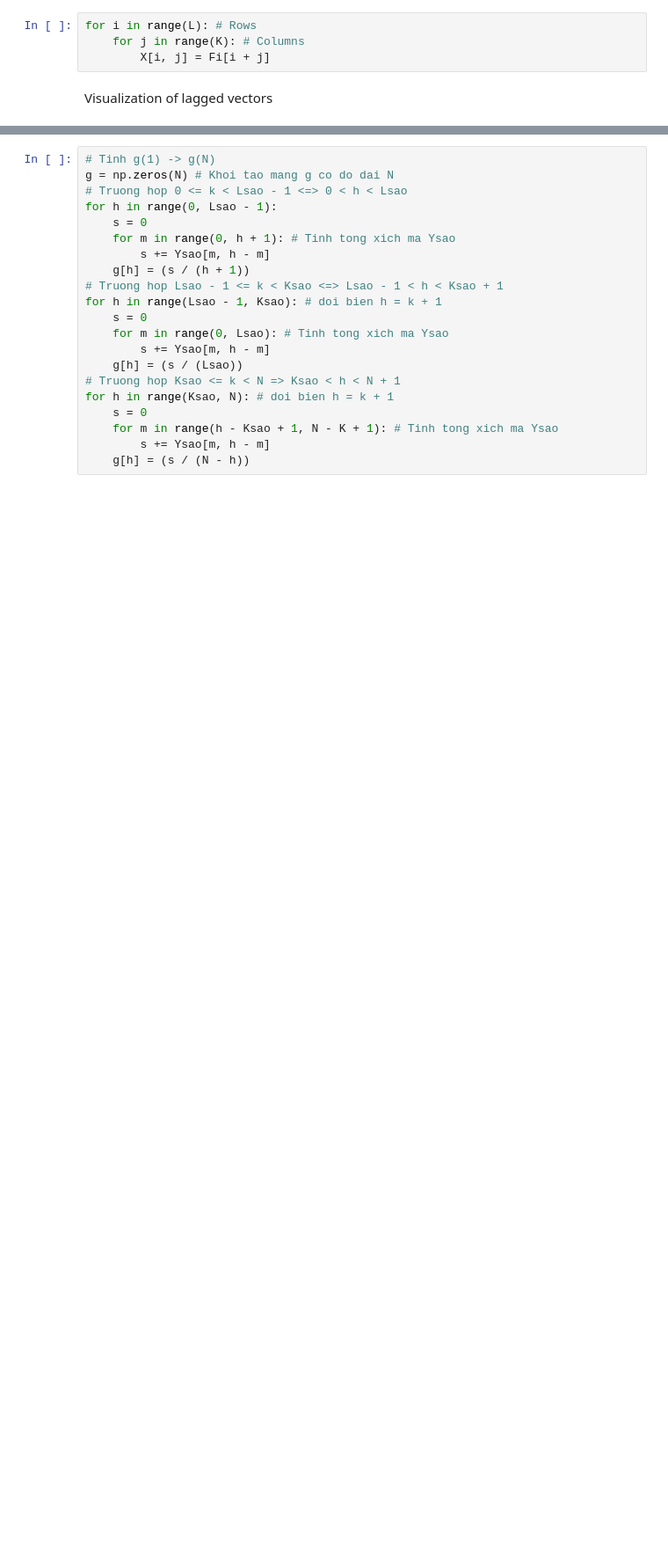
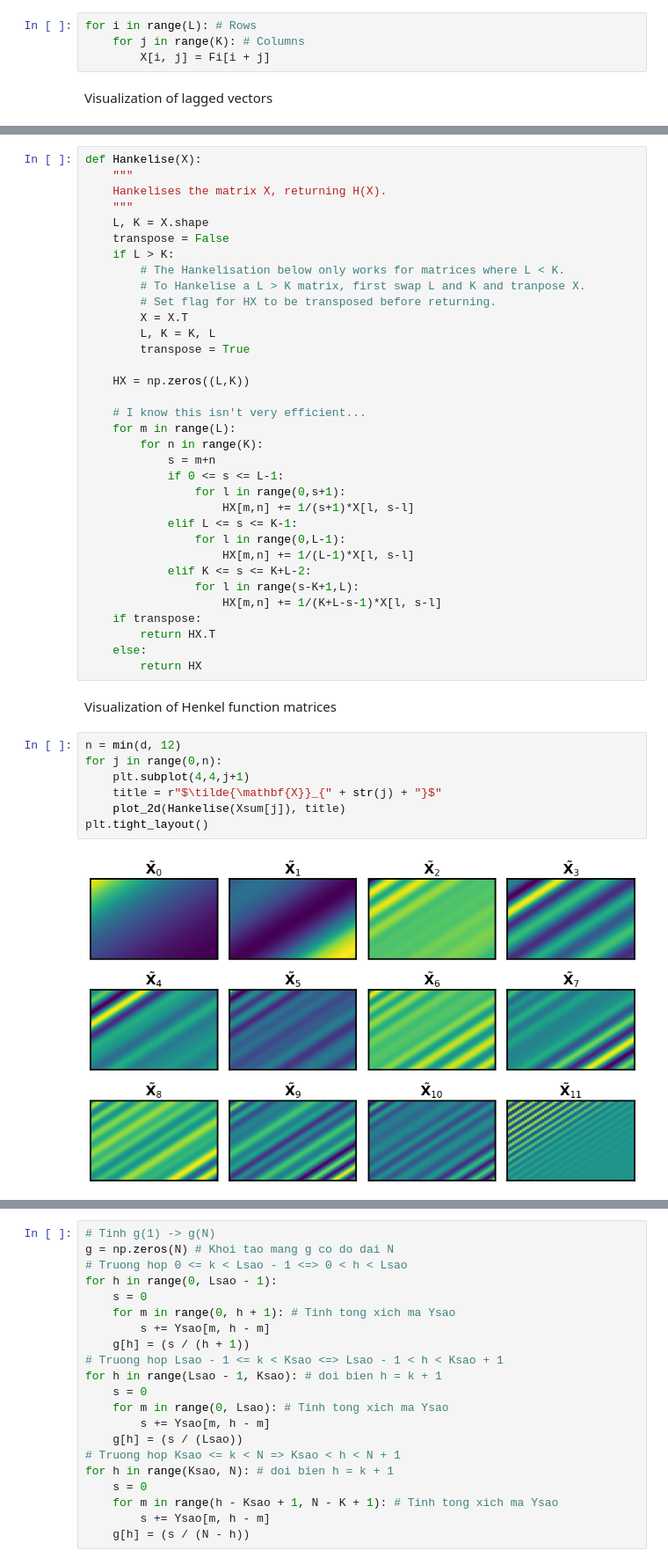
Before and after one commit to Baozzz04/UH_SSA_Forecasting, a Jupyter notebook: main.ipynb, the cells around one changed output, grey strips where cells are left out. Shown at 88% size. Drawn from its saved outputs; the diff is of its cells as text; blank space fills up the shorter version.

```diff
--- a/main.ipynb
+++ b/main.ipynb
@@ -73,0 +100,45 @@ for i in range(d):
+# %%
+def Hankelise(X):
+    """
+    Hankelises the matrix X, returning H(X).
+    """
+    L, K = X.shape
+    transpose = False
+    if L > K:
+        # The Hankelisation below only works for matrices where L < K.
+        # To Hankelise a L > K matrix, first swap L and K and tranpose X.
+        # Set flag for HX to be transposed before returning.
+        X = X.T
+        L, K = K, L
+        transpose = True
+
+    HX = np.zeros((L,K))
+
+    # I know this isn't very efficient...
+    for m in range(L):
+        for n in range(K):
+            s = m+n
+            if 0 <= s <= L-1:
+                for l in range(0,s+1):
+                    HX[m,n] += 1/(s+1)*X[l, s-l]
+            elif L <= s <= K-1:
+                for l in range(0,L-1):
+                    HX[m,n] += 1/(L-1)*X[l, s-l]
+            elif K <= s <= K+L-2:
+                for l in range(s-K+1,L):
+                    HX[m,n] += 1/(K+L-s-1)*X[l, s-l]
+    if transpose:
+        return HX.T
+    else:
+        return HX
+# %% [markdown]
+Visualization of Henkel function matrices
+# %%
+n = min(d, 12)
+for j in range(0,n):
+    plt.subplot(4,4,j+1)
+    title = r"$\tilde{\mathbf{X}}_{" + str(j) + "}$"
+    plot_2d(Hankelise(Xsum[j]), title)
+plt.tight_layout()
+# %% [output]
+[figure, added]
```
Also changed, not shown: parts of 30 cells of this notebook.
